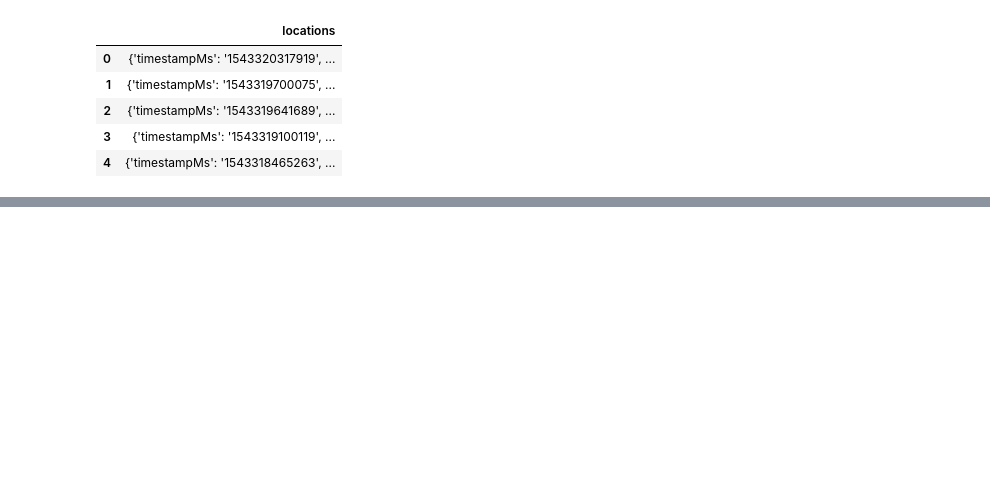
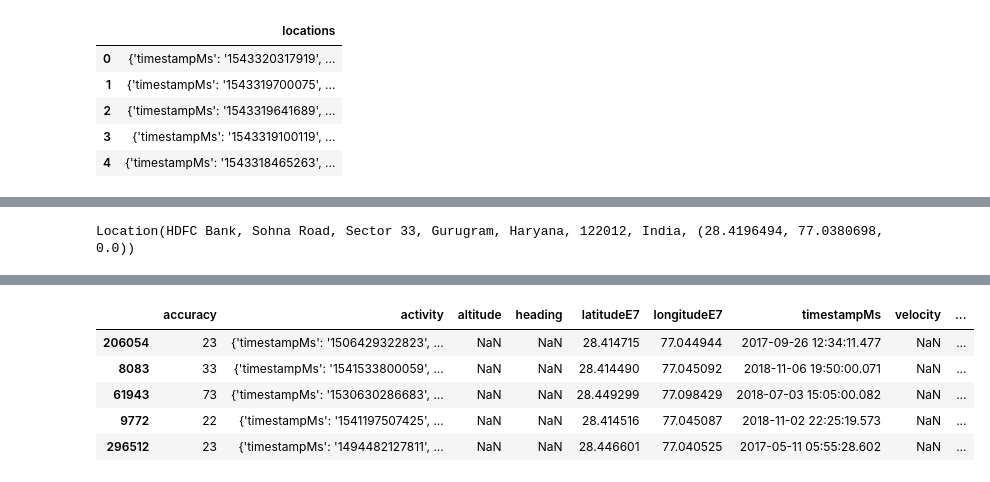
Before and after one commit to shreyeshi-somya/Google_Location_History, a Jupyter notebook: Location.ipynb, the cells around one changed output, grey strips where cells are left out. Cells and saved outputs as stored; diff of their text form; code cells hidden in the pictures; blank space fills up the shorter version.

Commit message:
Reverse Geolocation code added

```diff
--- a/Location.ipynb
+++ b/Location.ipynb
@@ -86,0 +133,55 @@ df2['City'] = df2['coordinates'].apply(lambda x: ((rg.search(coordinates))[0])['
+# %%
+from geopy.geocoders import Nominatim
+geolocator = Nominatim(user_agent='sshreyeshi@gmail.com')
+location = geolocator.reverse("28.419943,77.038229")
+location
+# %% [output]
+Location(HDFC Bank, Sohna Road, Sector 33, Gurugram, Haryana, 122012, India, (28.4196494, 77.0380698, 0.0))
+# %%
+df3=df.copy()
+df3=df3.sample(n=1000)
+import pandas as pd, requests
+df3['geocode_data'] = ''
+df3['city'] = ''
+df3['country'] = ''
+def reverse_geocode(latlng):
+    result = {}
+    url = 'https://maps.googleapis.com/maps/api/geocode/json?latlng={}'
+    request = url.format(latlng)
+    data = requests.get(request).json()
+    if len(data['results']) > 0:
+        result = data['results'][0]
+    return result
+
+df3['latlng'] = (df3['latitudeE7'].map(str) + ',' + df3['longitudeE7'].map(str))
+
+print('Find Geocode Data: \nStart at:'+str(datetime.now()))
+df3['geocode_data'] = df3['latlng'].map(reverse_geocode)
+print('Find Geocode Data: \End at:'+str(datetime.now()))
+
+def parse_country(geocode_data):
+    if (not geocode_data is None) and ('address_components' in geocode_data):
+        for component in geocode_data['address_components']:
+            if 'country' in component['types']:
+                return component['long_name']
+    return None
+
+def parse_city(geocode_data):
+    if (not geocode_data is None) and ('address_components' in geocode_data):
+        for component in geocode_data['address_components']:
+            if 'locality' in component['types']:
+                return component['long_name']
+            elif 'postal_town' in component['types']:
+                return component['long_name']
+            elif 'administrative_area_level_2' in component['types']:
+                return component['long_name']
+            elif 'administrative_area_level_1' in component['types']:
+                return component['long_name']
+    return None
+
+print('Find City/Country: \nStart at:'+str(datetime.now()))
+df3['city'] = df3['geocode_data'].map(parse_city)
+df3['country'] = df3['geocode_data'].map(parse_country)
+print('Find City/Country: \End at:'+str(datetime.now()))
+df3.head()
+# %% [output]
@@ -86,0 +194,6 @@ df2['City'] = df2['coordinates'].apply(lambda x: ((rg.search(coordinates))[0])['
+|  | accuracy | activity | altitude | heading | latitudeE7 | longitudeE7 | timestampMs | velocity | ... |
+| 206054 | 23 | {'timestampMs': '1506429322823', ... | NaN | NaN | 28.414715 | 77.044944 | 2017-09-26 12:34:11.477 | NaN | ... |
+| 8083 | 33 | {'timestampMs': '1541533800059', ... | NaN | NaN | 28.414490 | 77.045092 | 2018-11-06 19:50:00.071 | NaN | ... |
+| 61943 | 73 | {'timestampMs': '1530630286683', ... | NaN | NaN | 28.449299 | 77.098429 | 2018-07-03 15:05:00.082 | NaN | ... |
+| 9772 | 22 | {'timestampMs': '1541197507425', ... | NaN | NaN | 28.414516 | 77.045087 | 2018-11-02 22:25:19.573 | NaN | ... |
+| 296512 | 23 | {'timestampMs': '1494482127811', ... | NaN | NaN | 28.446601 | 77.040525 | 2017-05-11 05:55:28.602 | NaN | ... |
```
Also changed, not shown: parts of 13 cells of this notebook.
